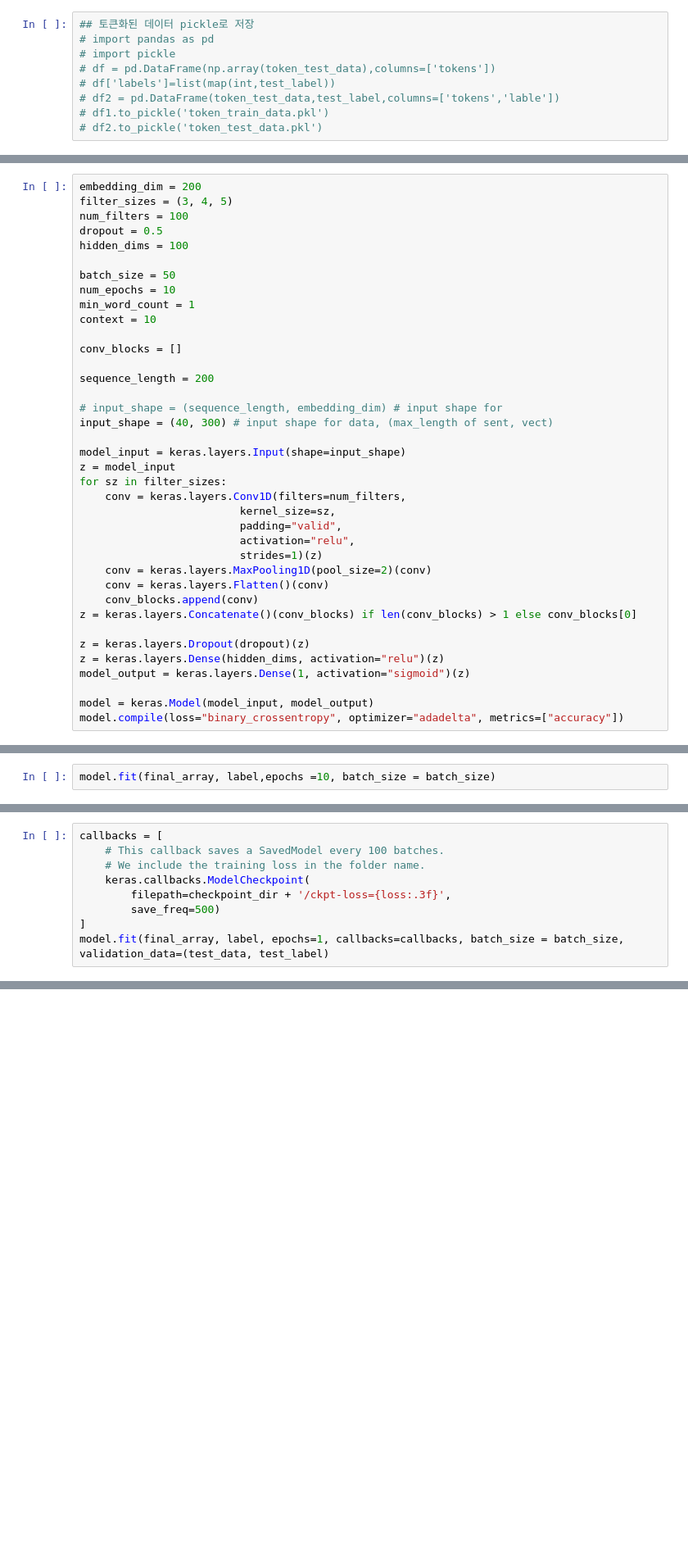
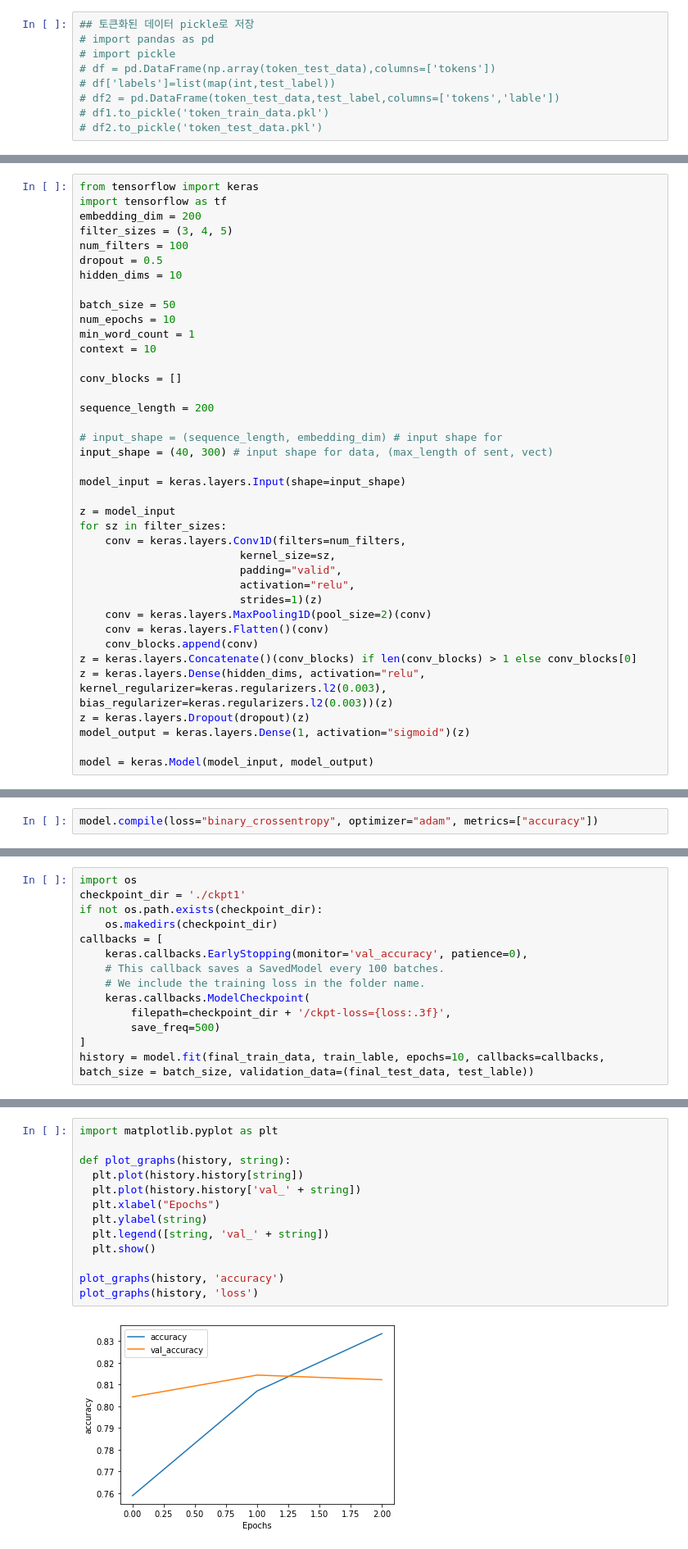
Before and after one commit to hamakim94/CNN_Project, a Jupyter notebook: model.ipynb, the cells around one changed output, grey strips where cells are left out. Shown at 82% size. Drawn from its saved outputs; the diff is of its cells as text; blank space fills up the shorter version.

```diff
--- a/model.ipynb
+++ b/model.ipynb
@@ -137,9 +170,11 @@ from tensorflow import keras
 # %%
+from tensorflow import keras
+import tensorflow as tf
 embedding_dim = 200
 filter_sizes = (3, 4, 5)
 num_filters = 100
 dropout = 0.5
-hidden_dims = 100
+hidden_dims = 10
 
 batch_size = 50
 num_epochs = 10
@@ -154,6 +189,7 @@ sequence_length = 200
 input_shape = (40, 300) # input shape for data, (max_length of sent, vect)
 
 model_input = keras.layers.Input(shape=input_shape)
+
 z = model_input
 for sz in filter_sizes:
     conv = keras.layers.Conv1D(filters=num_filters,
@@ -165,10 +201,8 @@ for sz in filter_sizes:
     conv = keras.layers.Flatten()(conv)
     conv_blocks.append(conv)
 z = keras.layers.Concatenate()(conv_blocks) if len(conv_blocks) > 1 else conv_blocks[0]
-
+z = keras.layers.Dense(hidden_dims, activation="relu", kernel_regularizer=keras.regularizers.l2(0.003), bias_regularizer=keras.regularizers.l2(0.003))(z)
 z = keras.layers.Dropout(dropout)(z)
-z = keras.layers.Dense(hidden_dims, activation="relu")(z)
 model_output = keras.layers.Dense(1, activation="sigmoid")(z)
 
 model = keras.Model(model_input, model_output)
-model.compile(loss="binary_crossentropy", optimizer="adadelta", metrics=["accuracy"])
@@ -195,2 +208,0 @@ ________________________________________________________________________________
-# %%
-model.fit(final_array, label,epochs =10, batch_size = batch_size)
@@ -223,0 +209,2 @@ if not os.path.exists(checkpoint_dir):
+# %%
+model.compile(loss="binary_crossentropy", optimizer="adam", metrics=["accuracy"])
@@ -224,10 +231,15 @@ if not os.path.exists(checkpoint_dir):
 # %%
+import os
+checkpoint_dir = './ckpt1'
+if not os.path.exists(checkpoint_dir):
+    os.makedirs(checkpoint_dir)
 callbacks = [
+    keras.callbacks.EarlyStopping(monitor='val_accuracy', patience=0),
     # This callback saves a SavedModel every 100 batches.
     # We include the training loss in the folder name.
     keras.callbacks.ModelCheckpoint(
         filepath=checkpoint_dir + '/ckpt-loss={loss:.3f}',
         save_freq=500)
 ]
-model.fit(final_array, label, epochs=1, callbacks=callbacks, batch_size = batch_size, validation_data=(test_data, test_label)
+history = model.fit(final_train_data, train_lable, epochs=10, callbacks=callbacks, batch_size = batch_size, validation_data=(final_test_data, test_lable))
 # %% [output]
@@ -235,0 +252,15 @@ model.fit(final_array, label, epochs=1, callbacks=callbacks, batch_size = batch_
+# %%
+import matplotlib.pyplot as plt
+
+def plot_graphs(history, string):
+  plt.plot(history.history[string])
+  plt.plot(history.history['val_' + string])
+  plt.xlabel("Epochs")
+  plt.ylabel(string)
+  plt.legend([string, 'val_' + string])
+  plt.show()
+
+plot_graphs(history, 'accuracy')
+plot_graphs(history, 'loss')
+# %% [output]
+[figure, added]
```
Also changed, not shown: parts of 28 cells of this notebook, 24 other files.
